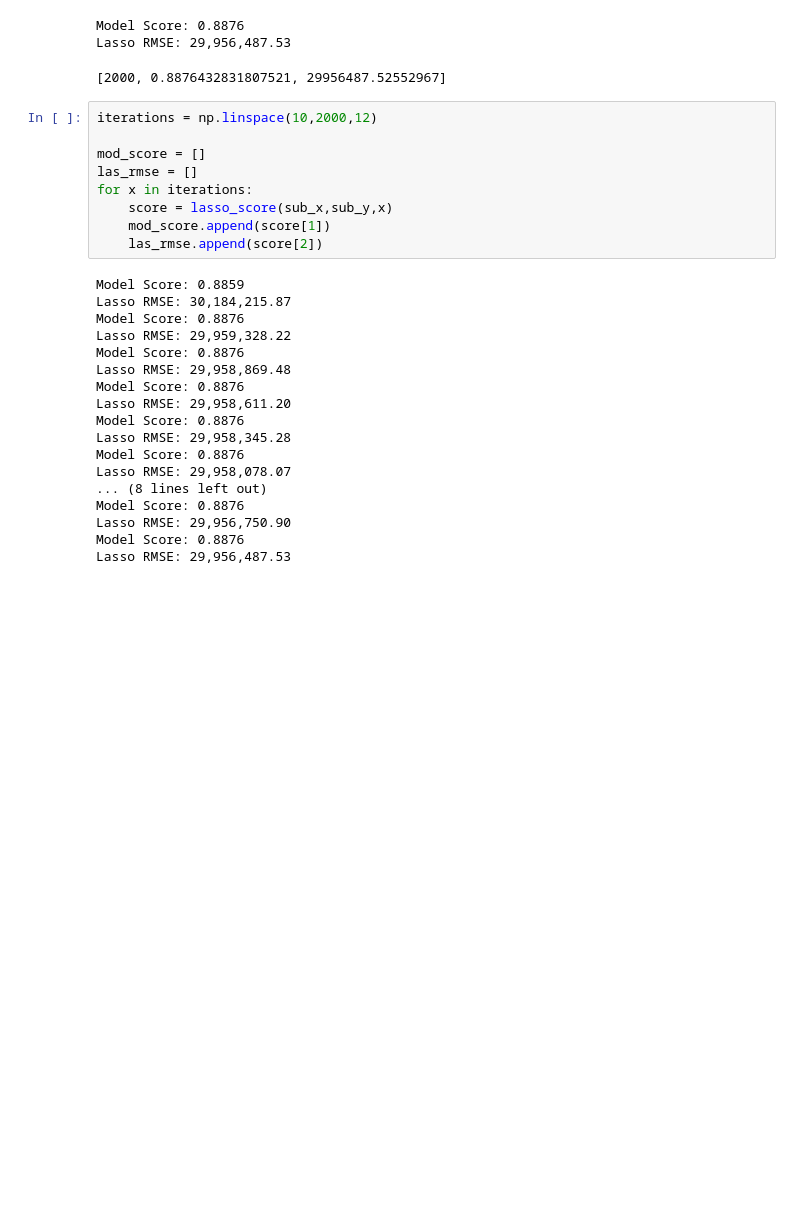
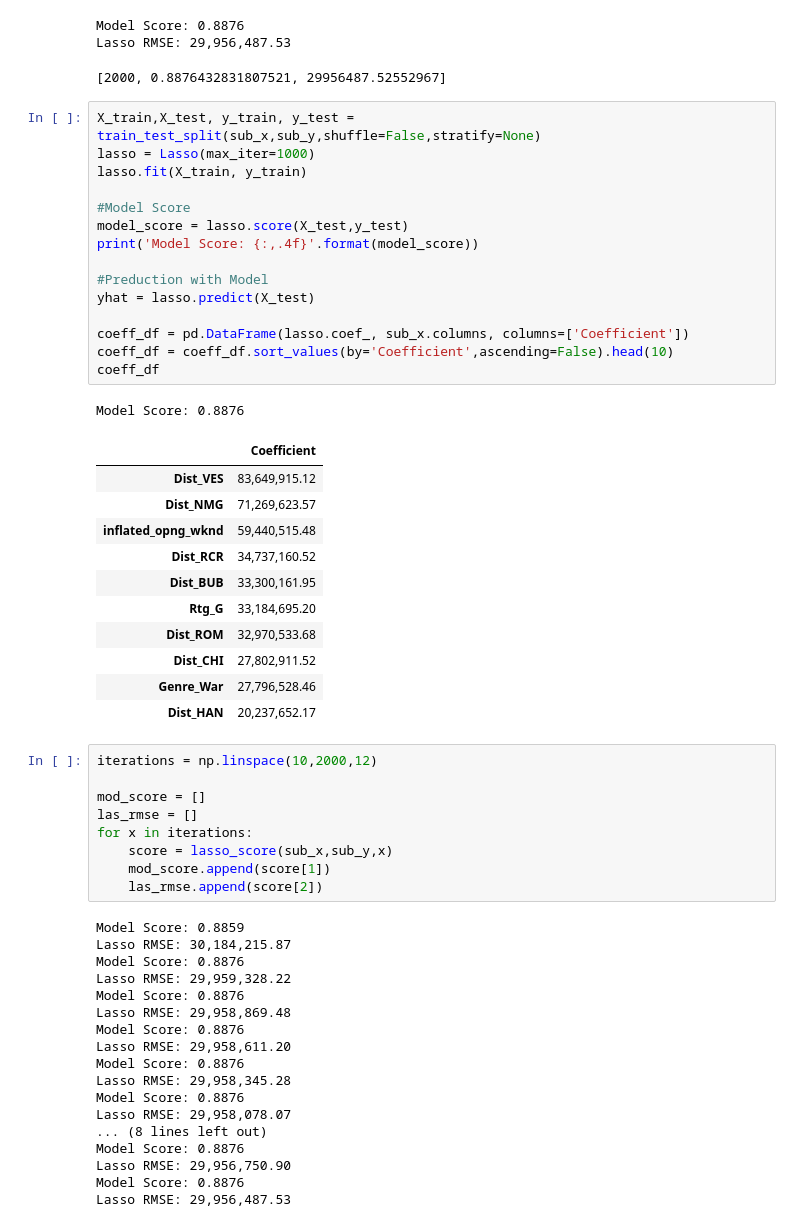
Before and after one commit to xazsanch/Predicting_Movie_Grosses, a Jupyter notebook: Untitled.ipynb, the cells around one changed output. Drawn from its saved outputs; the diff is of its cells as text; blank space fills up the shorter version.

```diff
--- a/Untitled.ipynb
+++ b/Untitled.ipynb
@@ -804,6 +827,34 @@ lasso_score(sub_x, sub_y,2000)
 Model Score: 0.8876
 Lasso RMSE: 29,956,487.53
 [2000, 0.8876432831807521, 29956487.52552967]
+# %%
+X_train,X_test, y_train, y_test = train_test_split(sub_x,sub_y,shuffle=False,stratify=None)
+lasso = Lasso(max_iter=1000)
+lasso.fit(X_train, y_train)
+
+#Model Score
+model_score = lasso.score(X_test,y_test)
+print('Model Score: {:,.4f}'.format(model_score))
+
+#Preduction with Model
+yhat = lasso.predict(X_test)
+
+coeff_df = pd.DataFrame(lasso.coef_, sub_x.columns, columns=['Coefficient'])
+coeff_df = coeff_df.sort_values(by='Coefficient',ascending=False).head(10)
+coeff_df
+# %% [output]
+Model Score: 0.8876
+|  | Coefficient |
+| Dist_VES | 83,649,915.12 |
+| Dist_NMG | 71,269,623.57 |
+| inflated_opng_wknd | 59,440,515.48 |
+| Dist_RCR | 34,737,160.52 |
+| Dist_BUB | 33,300,161.95 |
+| Rtg_G | 33,184,695.20 |
+| Dist_ROM | 32,970,533.68 |
+| Dist_CHI | 27,802,911.52 |
+| Genre_War | 27,796,528.46 |
+| Dist_HAN | 20,237,652.17 |
 # %%
 iterations = np.linspace(10,2000,12)
 
```
Also changed, not shown: parts of 14 cells of this notebook, 5 other files.
